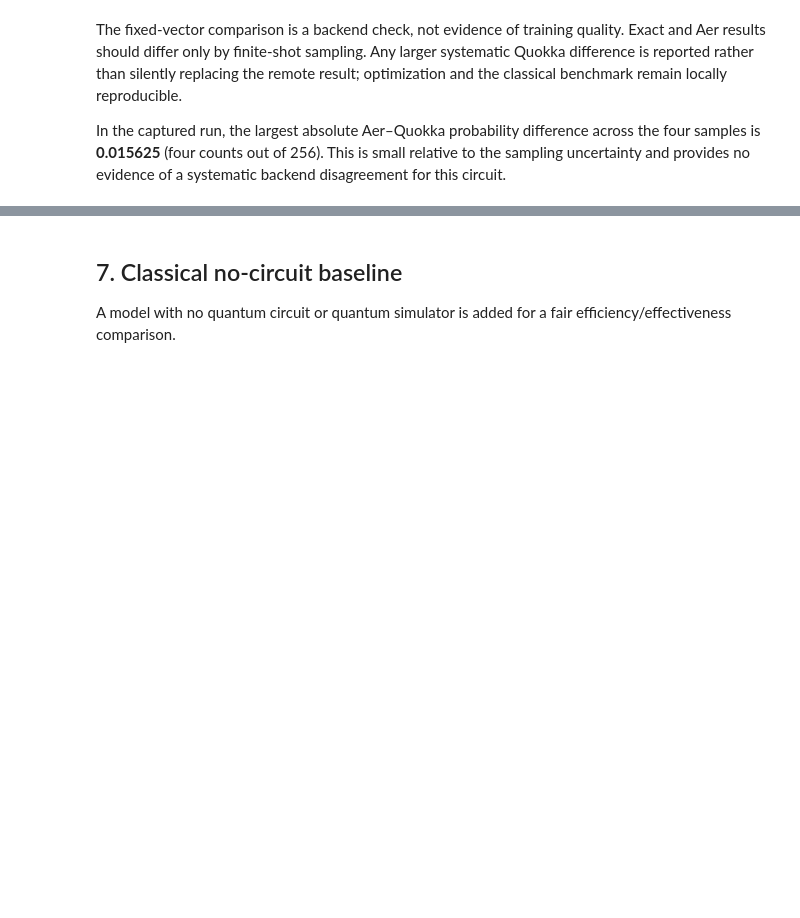
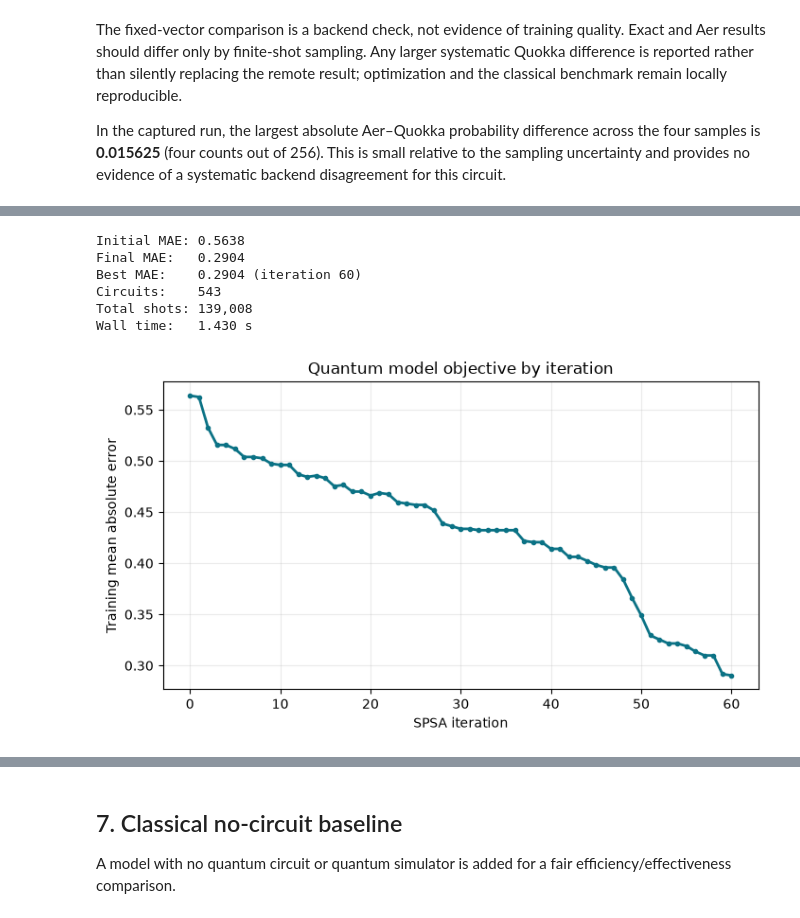
Before and after one commit to miku-wwl/802-Quantum-Computing, a Jupyter notebook: submission/Task_4_Quantum_ML/Task_4_Quantum_ML.ipynb, the cells around one changed output, grey strips where cells are left out. Cells and saved outputs as stored; diff of their text form; code cells hidden in the pictures; blank space fills up the shorter version.

Commit message:
A2-23 Track quantum optimization

```diff
--- a/submission/Task_4_Quantum_ML/Task_4_Quantum_ML.ipynb
+++ b/submission/Task_4_Quantum_ML/Task_4_Quantum_ML.ipynb
@@ -265,0 +278,48 @@ plots.
+# %%
+optimization = json.loads(
+    (ROOT / "submission" / "Task_4_Quantum_ML" /
+     "task4_quantum_optimization.json").read_text()
+)
+trace = pd.read_csv(
+    ROOT / "submission" / "Task_4_Quantum_ML" /
+    "task4_quantum_optimization_trace.csv"
+)
+
+assert trace["iteration"].tolist() == list(range(61))
+assert trace["elapsed_seconds"].is_monotonic_increasing
+print(
+    f"Initial MAE: {optimization['initial_objective_mae']:.4f}\n"
+    f"Final MAE:   {optimization['final_objective_mae']:.4f}\n"
+    f"Best MAE:    {optimization['best_objective_mae']:.4f} "
+    f"(iteration {optimization['best_iteration']})\n"
+    f"Circuits:    {optimization['circuit_executions']}\n"
+    f"Total shots: {optimization['total_shots']:,}\n"
+    f"Wall time:   {optimization['elapsed_seconds']:.3f} s"
+)
+# %% [output]
+Initial MAE: 0.5638
+Final MAE:   0.2904
+Best MAE:    0.2904 (iteration 60)
+Circuits:    543
+Total shots: 139,008
+Wall time:   1.430 s
+# %%
+figure, axis = plt.subplots(figsize=(7.2, 4.2))
+axis.plot(
+    trace["iteration"],
+    trace["objective_mae"],
+    color="#0B7285",
+    linewidth=2,
+    marker="o",
+    markersize=3,
+)
+axis.set(
+    xlabel="SPSA iteration",
+    ylabel="Training mean absolute error",
+    title="Quantum model objective by iteration",
+)
+axis.grid(alpha=0.25)
+plt.tight_layout()
+plt.show()
+# %% [output]
+[figure, added]
```
Also changed, not shown: parts of 4 cells of this notebook, 8 other files.
